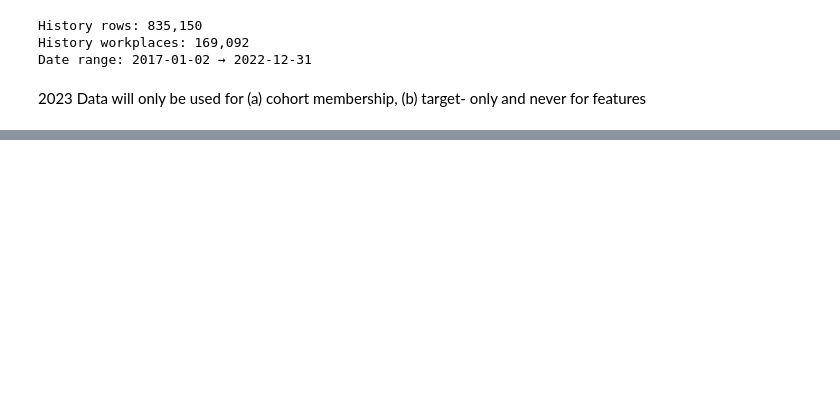
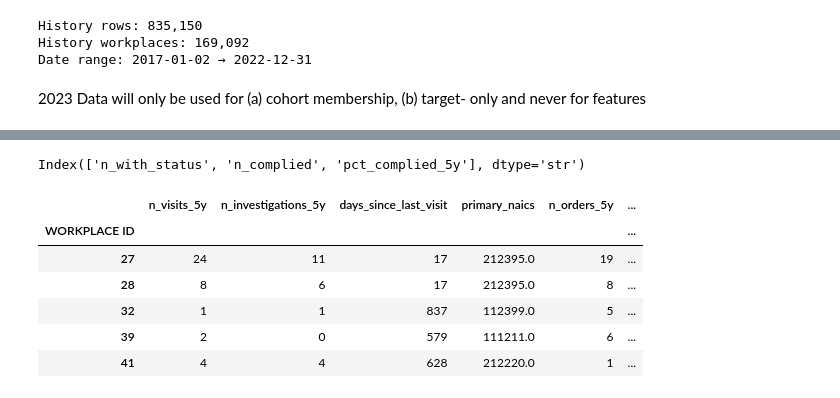
Before and after one commit to sanvirrafsaan/Workplace-Risk-Predictive-modelling, a Jupyter notebook: scripts/02_modeling_table.ipynb, the cells around one changed output, grey strips where cells are left out. Saved outputs shown, nothing was run; the diff lists cells and outputs as text; code cells hidden in the pictures; blank space fills up the shorter version.

```diff
--- a/scripts/02_modeling_table.ipynb
+++ b/scripts/02_modeling_table.ipynb
@@ -27,7 +33,7 @@ CORE_COLS = [
     "PRIMARY NAICS",
     "ORDER STATUS",
 ]
-SNAPSHOT = pd.Timestamp("2022-12-31") # used for the cutoff
+CUTOFF = pd.Timestamp("2022-12-31") # used for the cutoff
 HIST_YEARS = range(2017, 2023)   # 2017..2022 inclusive
 TARGET_YEAR = 2023
 SERIOUS_2023 = {
@@ -39,7 +45,7 @@ TIME_UNKNOWN_HIST = {"Time Unknown Order"}
 
 def load_year(year, cols=None):
     path = DATA / f"{year}_ohs_field_visit.xlsx"
-    df = pd.read_excel(path)
+    df = pd.read_excel(path, usecols=cols)
     df["source_year"] = year
     return df
 
@@ -87,0 +161,36 @@ TypeError: unsupported operand type(s) for &: 'Timestamp' and 'DatetimeArray'
+# %%
+feat_orders = orders.groupby("WORKPLACE ID").agg(
+    n_orders_5y=("ORDER TYPE", "count"),
+    n_stop_work_5y=("ORDER TYPE", lambda s: s.isin(STOP_WORK_HIST).sum()),
+    n_time_unknown_5y=("ORDER TYPE", lambda s: s.isin(TIME_UNKNOWN_HIST).sum()),
+)
+
+# Compliance: among rows with an order AND a status
+orders_w_status = orders[orders["ORDER STATUS"].notna()]
+complied = orders_w_status.groupby("WORKPLACE ID")["ORDER STATUS"].agg(
+    n_with_status="count",
+    n_complied=lambda s: (s == "Complied With").sum(),
+)
+complied["pct_complied_5y"] = complied["n_complied"] / complied["n_with_status"]
+complied.columns
+# %% [output]
+Index(['n_with_status', 'n_complied', 'pct_complied_5y'], dtype='str')
+# %%
+features = feat_visits.join(feat_orders, how="left").join(
+    complied[["pct_complied_5y"]], how="left"
+)
+features["investigation_ratio"] = (
+    features["n_investigations_5y"] / features["n_visits_5y"]
+)
+# Fill workplaces with visits but zero orders
+for col in ["n_orders_5y", "n_stop_work_5y", "n_time_unknown_5y"]:
+    features[col] = features[col].fillna(0).astype(int)
+features.head()
+# %% [output]
+|  | n_visits_5y | n_investigations_5y | days_since_last_visit | primary_naics | n_orders_5y | ... |
+| WORKPLACE ID |  |  |  |  |  | ... |
+| 27 | 24 | 11 | 17 | 212395.0 | 19 | ... |
+| 28 | 8 | 6 | 17 | 212395.0 | 8 | ... |
+| 32 | 1 | 1 | 837 | 112399.0 | 5 | ... |
+| 39 | 2 | 0 | 579 | 111211.0 | 6 | ... |
+| 41 | 4 | 4 | 628 | 212220.0 | 1 | ... |
```
Also changed, not shown: parts of 13 cells of this notebook, 15 other files.
